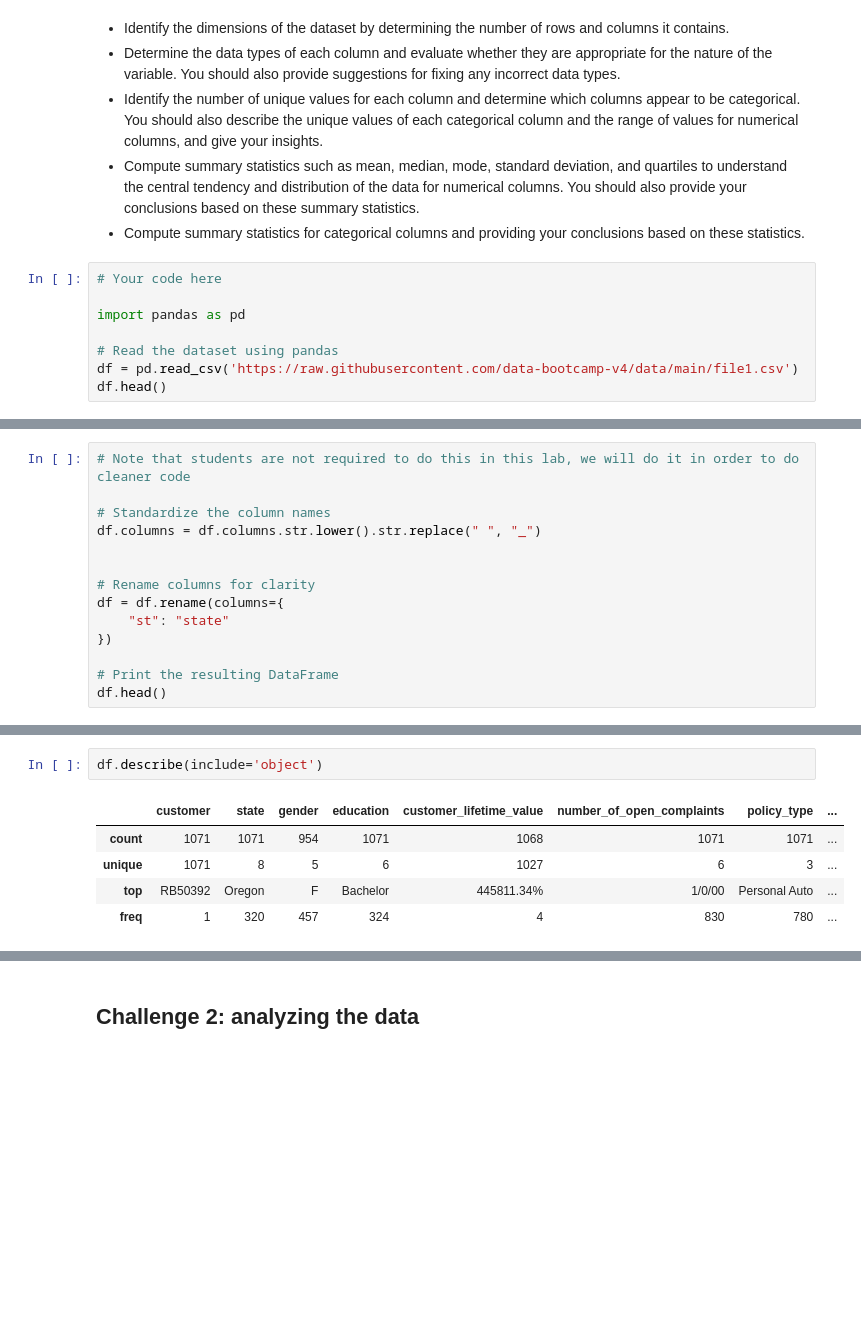
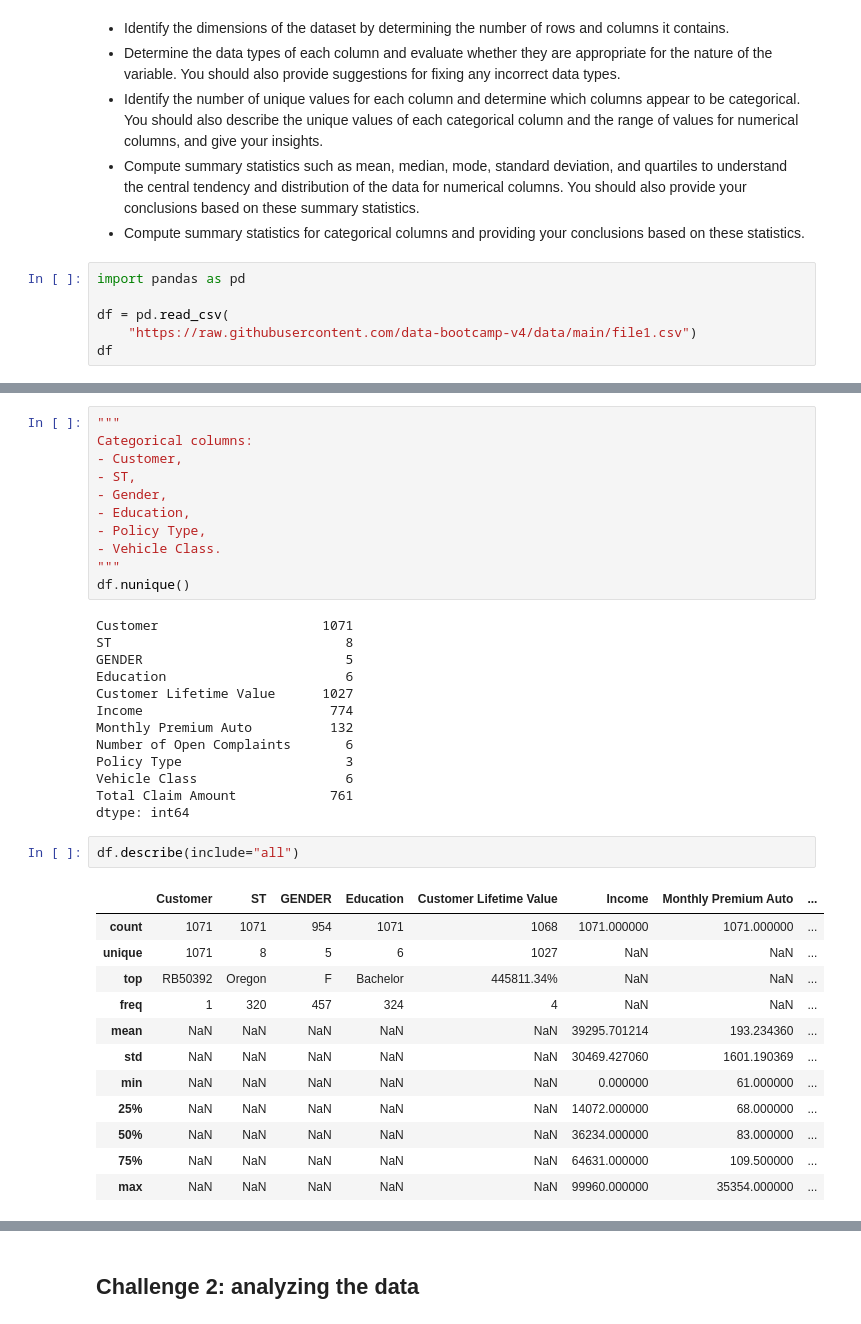
Before and after one commit to MileRoss/data_analytics_with_python_sql, a Jupyter notebook: w2_data_wrangling_and_retrieval/2.1_lab_pandas.ipynb, the cells around one changed output, grey strips where cells are left out. Drawn from its saved outputs; the diff is of its cells as text; blank space fills up the shorter version.

Commit message:
solved lab pandas

```diff
--- a/w2_data_wrangling_and_retrieval/2.1_lab_pandas.ipynb
+++ b/w2_data_wrangling_and_retrieval/2.1_lab_pandas.ipynb
@@ -17,11 +43,9 @@ In this challenge, you will use pandas to explore a given dataset. Your task is
 - Compute summary statistics such as mean, median, mode, standard deviation, and quartiles to understand the central tendency and distribution of the data for numerical columns. You should also provide your conclusions based on these summary statistics.
 - Compute summary statistics for categorical columns and providing your conclusions based on these statistics.
 # %%
-# Your code here
-
 import pandas as pd
 
-# Read the dataset using pandas
-df = pd.read_csv('https://raw.githubusercontent.com/data-bootcamp-v4/data/main/file1.csv')
-df.head()
+df = pd.read_csv(
+    "https://raw.githubusercontent.com/data-bootcamp-v4/data/main/file1.csv")
+df
 # %% [output]
@@ -35,14 +64,0 @@ The history saving thread hit an unexpected error (OperationalError('attempt to
-# %%
-# Note that students are not required to do this in this lab, we will do it in order to do cleaner code
-
-# Standardize the column names
-df.columns = df.columns.str.lower().str.replace(" ", "_")
-
-
-# Rename columns for clarity
-df = df.rename(columns={
-    "st": "state"
-})
-
-# Print the resulting DataFrame
-df.head()
@@ -121,8 +91,39 @@ df.describe(include='number')
+# %%
+"""
+Categorical columns:
+- Customer,
+- ST,
+- Gender,
+- Education,
+- Policy Type,
+- Vehicle Class.
+"""
+df.nunique()
+# %% [output]
+Customer                     1071
+ST                              8
+GENDER                          5
+Education                       6
+Customer Lifetime Value      1027
+Income                        774
+Monthly Premium Auto          132
+Number of Open Complaints       6
+Policy Type                     3
+Vehicle Class                   6
+Total Claim Amount            761
+dtype: int64
 # %%
-df.describe(include='object')
+df.describe(include="all")
 # %% [output]
-|  | customer | state | gender | education | customer_lifetime_value | number_of_open_complaints | policy_type | ... |
-| count | 1071 | 1071 | 954 | 1071 | 1068 | 1071 | 1071 | ... |
-| unique | 1071 | 8 | 5 | 6 | 1027 | 6 | 3 | ... |
-| top | RB50392 | Oregon | F | Bachelor | 445811.34% | 1/0/00 | Personal Auto | ... |
-| freq | 1 | 320 | 457 | 324 | 4 | 830 | 780 | ... |
+|  | Customer | ST | GENDER | Education | Customer Lifetime Value | Income | Monthly Premium Auto | ... |
+| count | 1071 | 1071 | 954 | 1071 | 1068 | 1071.000000 | 1071.000000 | ... |
+| unique | 1071 | 8 | 5 | 6 | 1027 | NaN | NaN | ... |
+| top | RB50392 | Oregon | F | Bachelor | 445811.34% | NaN | NaN | ... |
+| freq | 1 | 320 | 457 | 324 | 4 | NaN | NaN | ... |
+| mean | NaN | NaN | NaN | NaN | NaN | 39295.701214 | 193.234360 | ... |
+| std | NaN | NaN | NaN | NaN | NaN | 30469.427060 | 1601.190369 | ... |
+| min | NaN | NaN | NaN | NaN | NaN | 0.000000 | 61.000000 | ... |
+| 25% | NaN | NaN | NaN | NaN | NaN | 14072.000000 | 68.000000 | ... |
+| 50% | NaN | NaN | NaN | NaN | NaN | 36234.000000 | 83.000000 | ... |
+| 75% | NaN | NaN | NaN | NaN | NaN | 64631.000000 | 109.500000 | ... |
+| max | NaN | NaN | NaN | NaN | NaN | 99960.000000 | 35354.000000 | ... |
```
Also changed, not shown: parts of 27 cells of this notebook, 13 other files.
